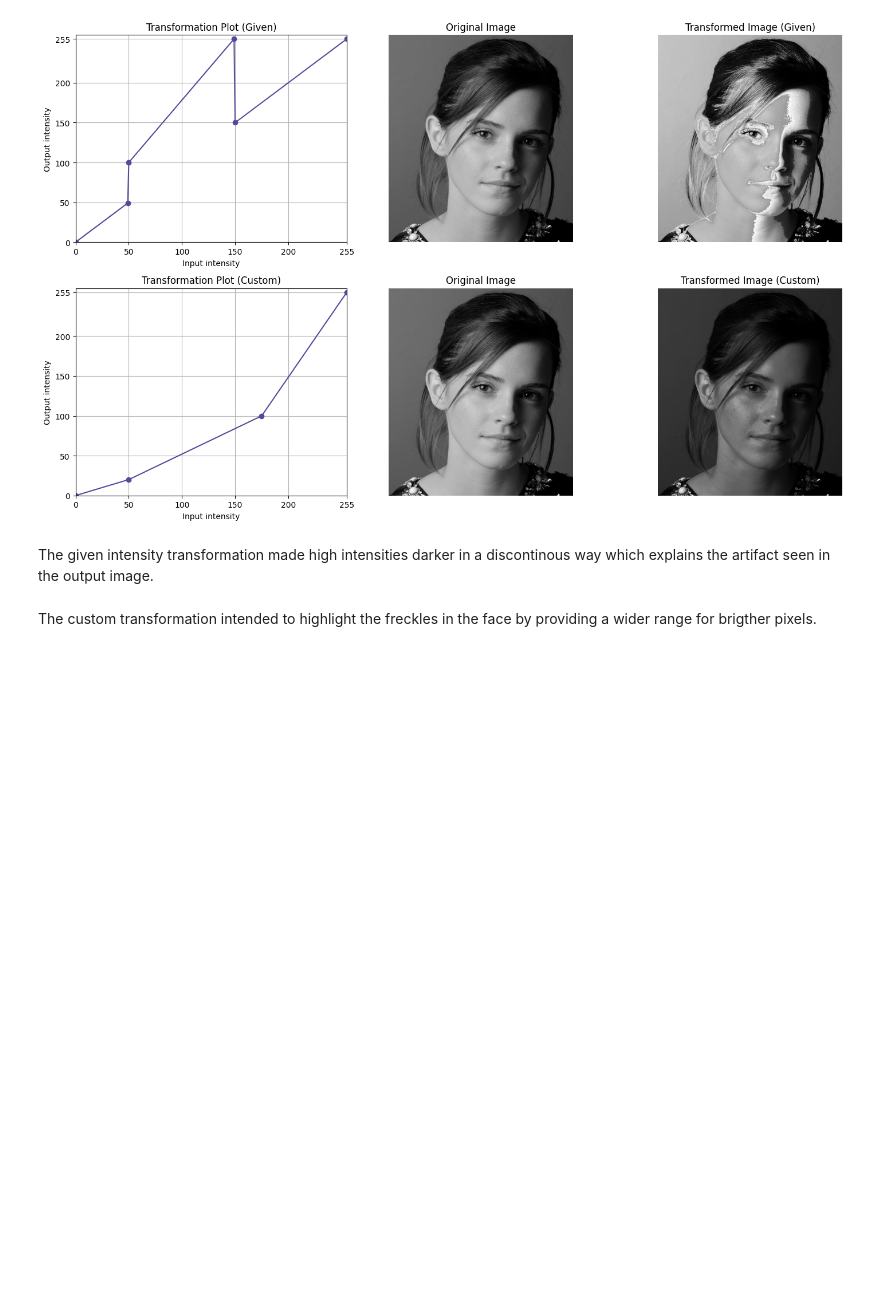
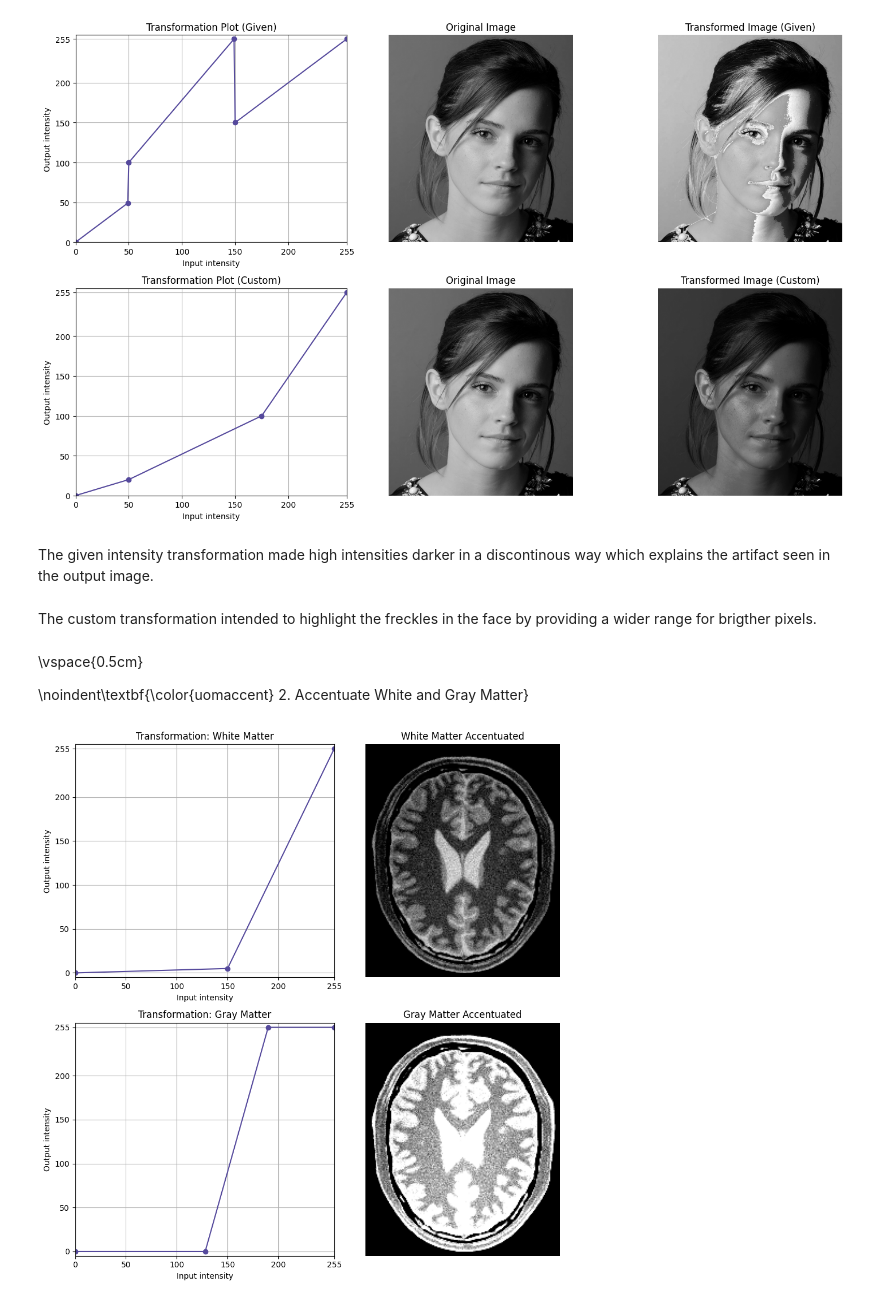
Before and after one commit to RumethRanhinda/EN3160-Vision-UoM, a Jupyter notebook: Assignments/Intensity Transformations and Spatial Filtering/230566U_a01.ipynb, the cells around one changed output. Cells and saved outputs as stored; diff of their text form; code cells hidden in the pictures; blank space fills up the shorter version.

```diff
--- a/Assignments/Intensity Transformations and Spatial Filtering/230566U_a01.ipynb
+++ b/Assignments/Intensity Transformations and Spatial Filtering/230566U_a01.ipynb
@@ -105,3 +105,42 @@ else:
 The given intensity transformation made high intensities darker in a discontinous way which explains the artifact seen in the output image.
 # %% [markdown]
 The custom transformation intended to highlight the freckles in the face by providing a wider range for brigther pixels.
+# %% [markdown]
+\vspace{0.5cm}
+
+\noindent\textbf{\color{uomaccent} 2. Accentuate White and Gray Matter}
+# %%
+brain_img = cv2.imread('Images/brain.jpeg', cv2.IMREAD_GRAYSCALE)
+
+if brain_img is not None:
+    bp_white_matter = [[0, 0], [150, 5], [255, 255]]
+    bp_gray_matter = [[0, 0], [128, 0], [190, 255], [255, 255]]
+    wm_accentuated = intensity_transform(brain_img, bp_white_matter)
+    gm_accentuated = intensity_transform(brain_img, bp_gray_matter)
+    grid_ticks = [0, 50, 100, 150, 200, 255]
+    fig, axes = plt.subplots(2, 2, figsize=(10, 10))
+
+    # White Matter Transformation
+    bp_wm_arr = np.array(bp_white_matter)
+    axes[0, 0].plot(bp_wm_arr[:,0], bp_wm_arr[:,1], marker='o', color='#55499C')
+    axes[0, 0].set_title("Transformation: White Matter")
+    axes[0, 0].set_xlabel("Input intensity") ;axes[0, 0].set_ylabel("Output intensity")
+    axes[0, 0].set_xlim([0, 255]); axes[0, 0].set_ylim([-5, 260])
+    axes[0, 0].set_xticks(grid_ticks); axes[0, 0].set_yticks(grid_ticks); axes[0, 0].grid(True)
+    axes[0, 1].imshow(wm_accentuated, cmap='gray', vmin=0, vmax=255)
+    axes[0, 1].set_title("White Matter Accentuated"); axes[0, 1].axis('off')
+
+    # Gray Matter Transformation
+    bp_gm_arr = np.array(bp_gray_matter)
+    axes[1, 0].plot(bp_gm_arr[:,0], bp_gm_arr[:,1], marker='o', color='#55499C')
+    axes[1, 0].set_title("Transformation: Gray Matter"); axes[1, 0].set_xlabel("Input intensity")
+    axes[1, 0].set_ylabel("Output intensity"); axes[1, 0].set_xlim([0, 255]); axes[1, 0].set_ylim([-5, 260])
+    axes[1, 0].set_xticks(grid_ticks); axes[1, 0].set_yticks(grid_ticks); axes[1, 0].grid(True)
+    axes[1, 1].imshow(gm_accentuated, cmap='gray', vmin=0, vmax=255)
+    axes[1, 1].set_title("Gray Matter Accentuated"); axes[1, 1].axis('off')
+    plt.tight_layout()
+    plt.show()
+else:
+    print("Image not found")
+# %% [output]
+[figure, added]
```
Also changed, not shown: 2 other files.
